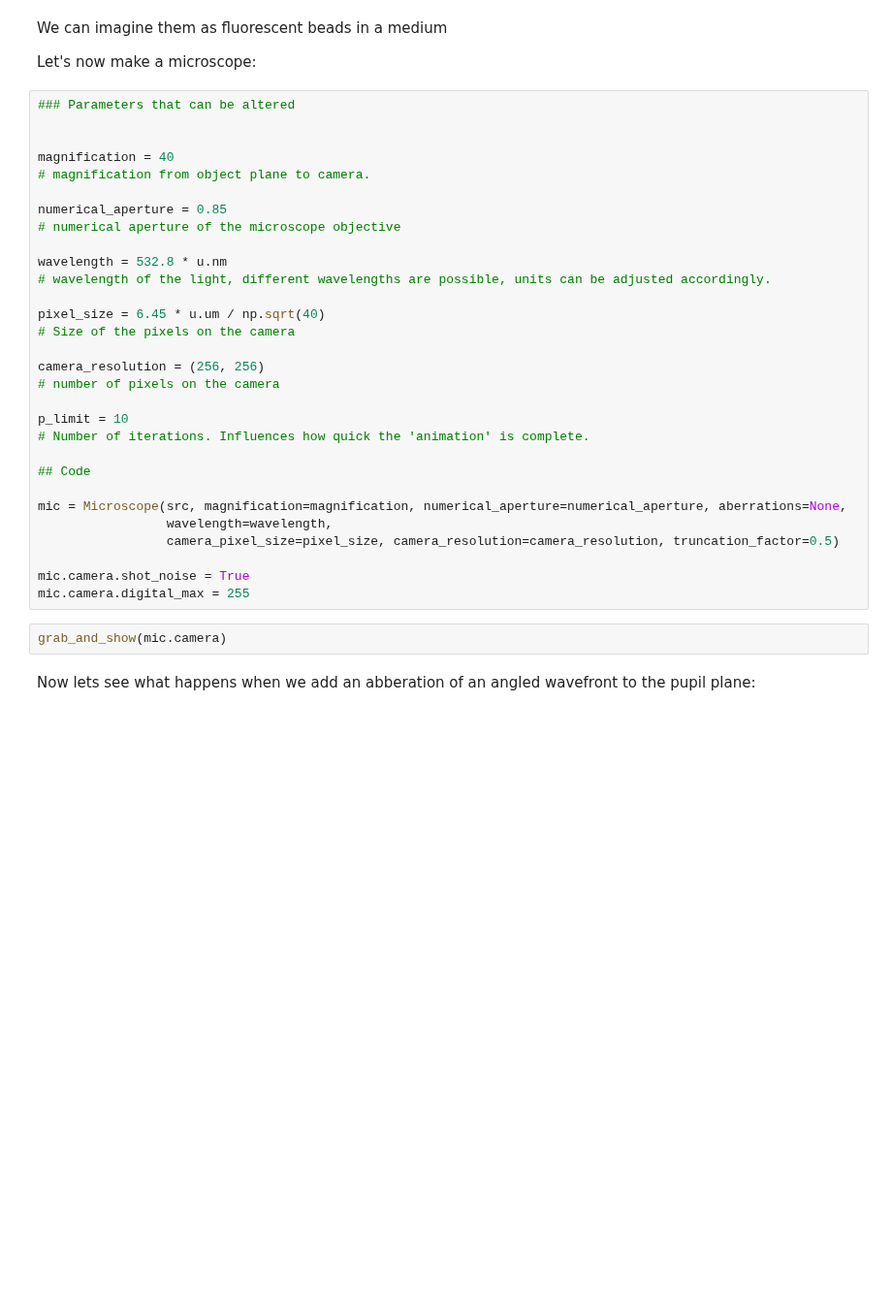
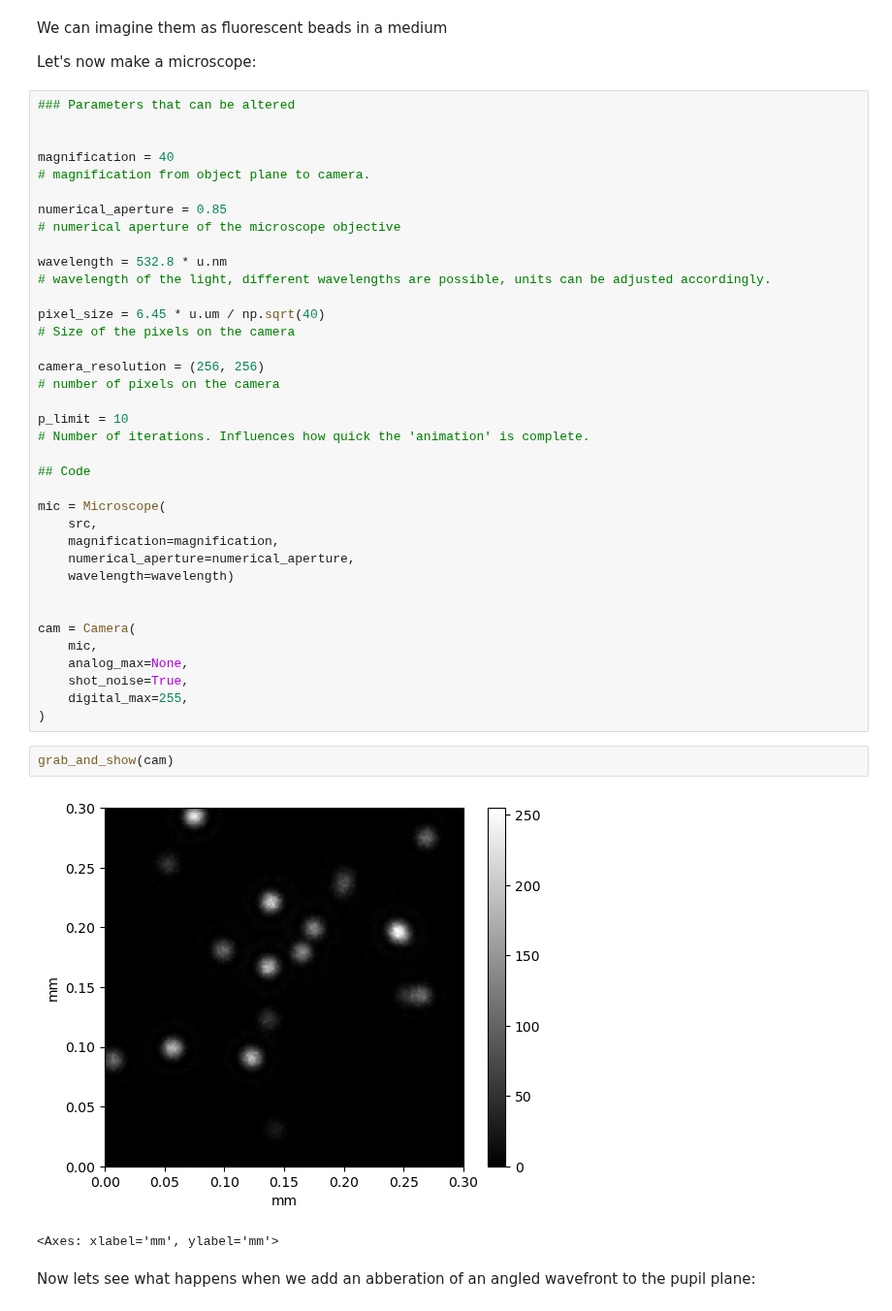
Before and after one commit to IvoVellekoop/openwfs, a Jupyter notebook: examples/simulated_microscope.ipynb, the cells around one changed output. Shown at 97% size. Saved outputs shown, nothing was run; the diff lists cells and outputs as text; blank space fills up the shorter version.

```diff
--- a/examples/simulated_microscope.ipynb
+++ b/examples/simulated_microscope.ipynb
@@ -53,14 +56,24 @@ p_limit = 10
 
 ## Code
 
-mic = Microscope(src, magnification=magnification, numerical_aperture=numerical_aperture, aberrations=None,
-                 wavelength=wavelength,
-                 camera_pixel_size=pixel_size, camera_resolution=camera_resolution, truncation_factor=0.5)
+mic = Microscope(
+    src,
+    magnification=magnification,
+    numerical_aperture=numerical_aperture,
+    wavelength=wavelength)
 
-mic.camera.shot_noise = True
-mic.camera.digital_max = 255
+
+cam = Camera(
+    mic,
+    analog_max=None,
+    shot_noise=True,
+    digital_max=255,
+)
 # %%
-grab_and_show(mic.camera)
+grab_and_show(cam)
+# %% [output]
+[figure, added]
+<Axes: xlabel='mm', ylabel='mm'>
 # %% [markdown]
 Now lets see what happens when we add an abberation of an angled wavefront to the pupil plane:
 # %%
```
Also changed, not shown: parts of 5 cells of this notebook.
